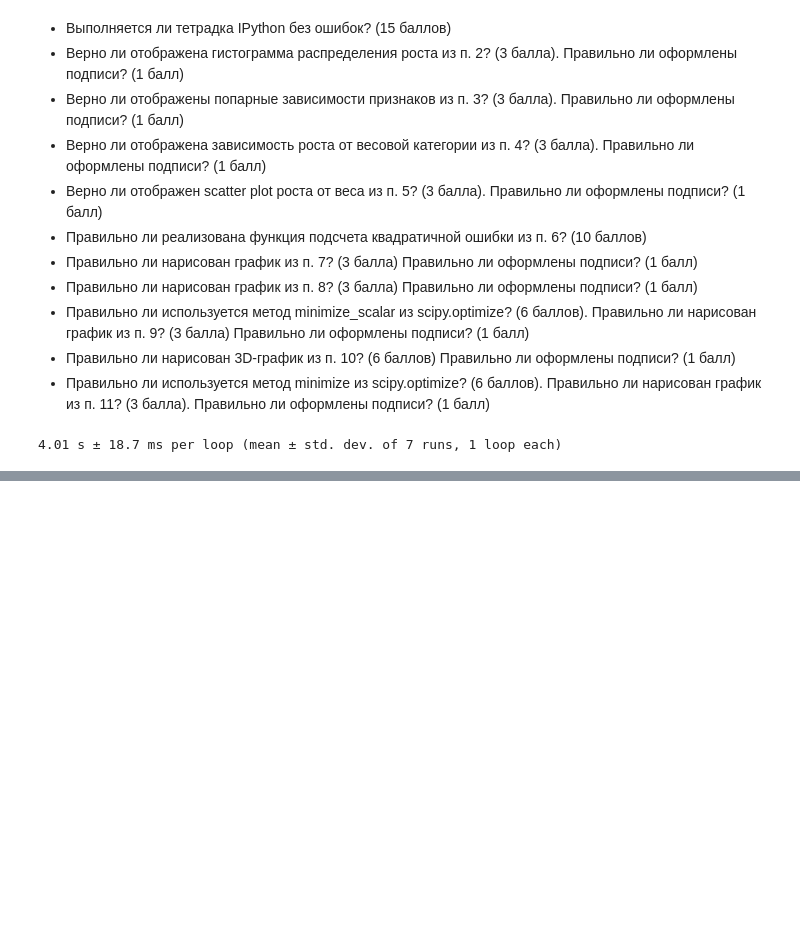
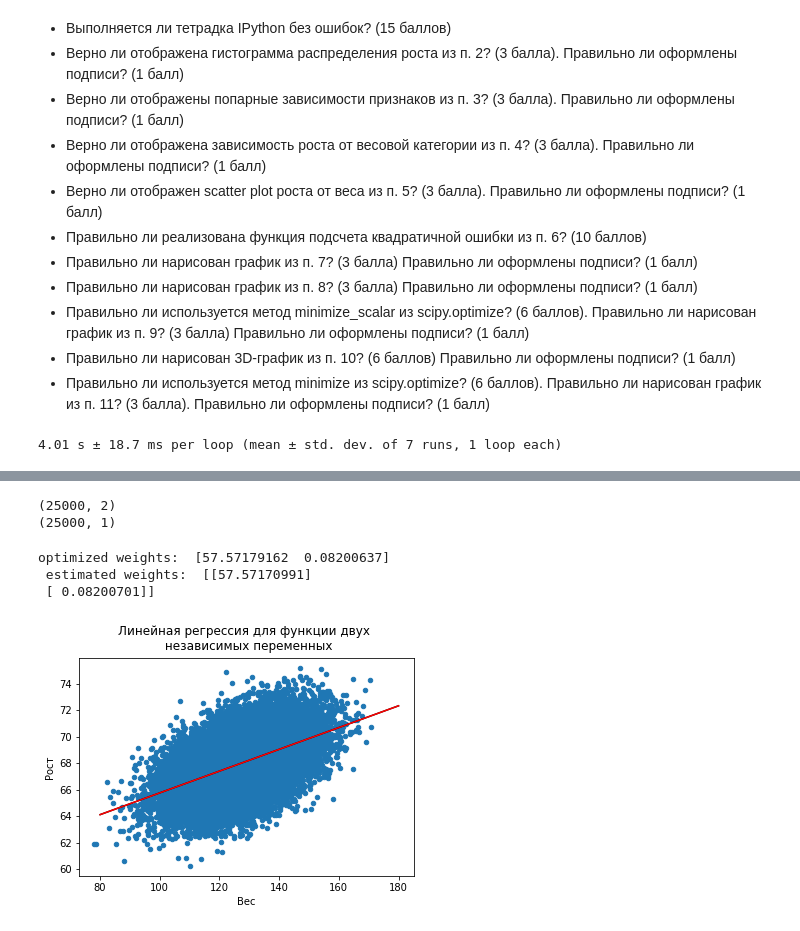
Before and after one commit to armavox/mldaspec, a Jupyter notebook: course2/notebooks/week1_peer_review_linreg_height_weight.ipynb, the cells around one changed output, grey strips where cells are left out. Drawn from its saved outputs; the diff is of its cells as text; code cells hidden in the pictures; blank space fills up the shorter version.

```diff
--- a/course2/notebooks/week1_peer_review_linreg_height_weight.ipynb
+++ b/course2/notebooks/week1_peer_review_linreg_height_weight.ipynb
@@ -298,0 +311,35 @@ w0, w1 = np.meshgrid(w0, w1)
+# %%
+X = np.array(data.loc[:, 'Weight']).reshape(len(data.loc[:, 'Weight']),1)
+X = np.hstack((np.ones(len(X)).reshape(len(X),1), X))
+y = np.array(data.loc[:, 'Height']).reshape(len(data.loc[:, 'Height']), 1)
+print(X.shape, y.shape, sep='\n')
+# %% [output]
+(25000, 2)
+(25000, 1)
+# %%
+def Q(w):
+    y = data['Height']
+    x = data['Weight']
+    return np.sum(list(map(lambda i: i**2,
+                           [y[ind] - (w[0] + w[1] * x[ind]) for ind in data.index])), axis=0)
+# %%
+# optimize
+w_opt = scopt.minimize(Q,(0,0), bounds=((-100,100), (-5,5)), method='L-BFGS-B').x
+# normal equation
+w = np.linalg.pinv(X).dot(y)
+
+print('optimized weights: ', w_opt, '\n estimated weights: ', w)
+# %% [output]
+optimized weights:  [57.57179162  0.08200637]
+ estimated weights:  [[57.57170991]
+ [ 0.08200701]]
+# %%
+data.plot(x='Weight', y='Height', kind='scatter')
+
+plt.plot(x, line(x, w_opt[0], w_opt[1]), c='k');
+plt.plot(x, line(x, w[0], w[1]), c='r')
+plt.title('Линейная регрессия для функции двух \n независимых переменных', y=1.01)
+plt.xlabel('Вес')
+plt.ylabel('Рост');
+# %% [output]
+[figure, added]
```
Also changed, not shown: parts of 4 cells of this notebook, 1 other file.
